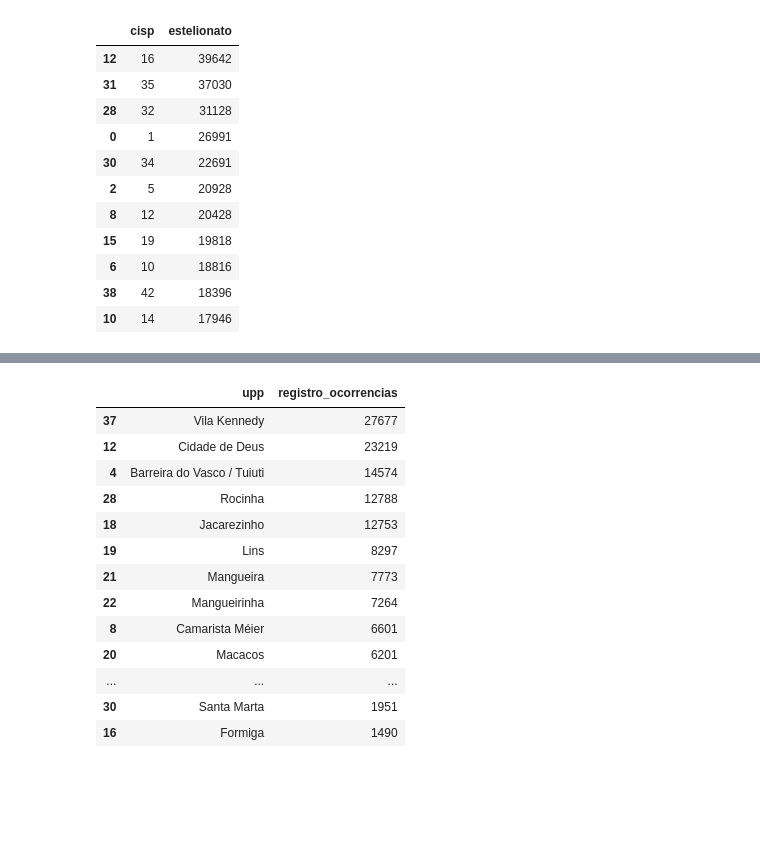
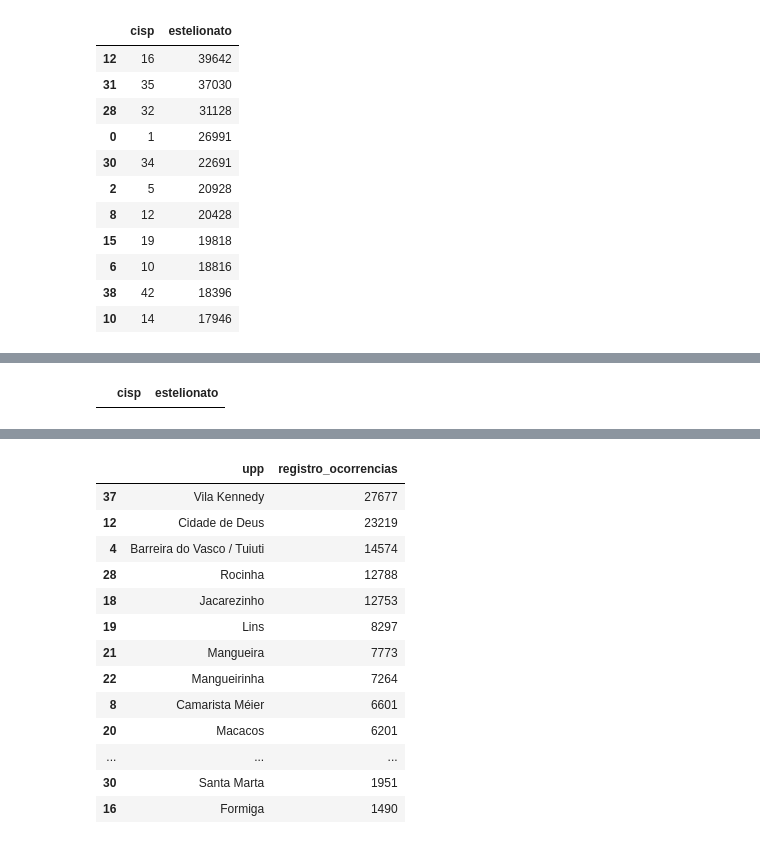
Before and after one commit to cfernandesrj/Projeto-Seguran-a, a Jupyter notebook: Projeto Analise de Segurança Publica.ipynb, the cells around one changed output, grey strips where cells are left out. Saved outputs shown, nothing was run; the diff lists cells and outputs as text; code cells hidden in the pictures; blank space fills up the shorter version.

```diff
--- a/Projeto Analise de Segurança Publica.ipynb
+++ b/Projeto Analise de Segurança Publica.ipynb
@@ -378,3 +397,8 @@ quarto_quartil
+# %%
+pra_baixo = estelionato_delegacia[estelionato_delegacia['estelionato'] <= limite_inferior]
+pra_baixo
+# %% [output]
+|  | cisp | estelionato |
 # %%
 crimes_violentos = df_municip[['ano', 'regiao','fmun', 'letalidade_violenta', 'tentat_hom', 'lesao_corp_dolosa', 'estupro' ]]
 crimes_violentos
```
Also changed, not shown: parts of 18 cells of this notebook.
